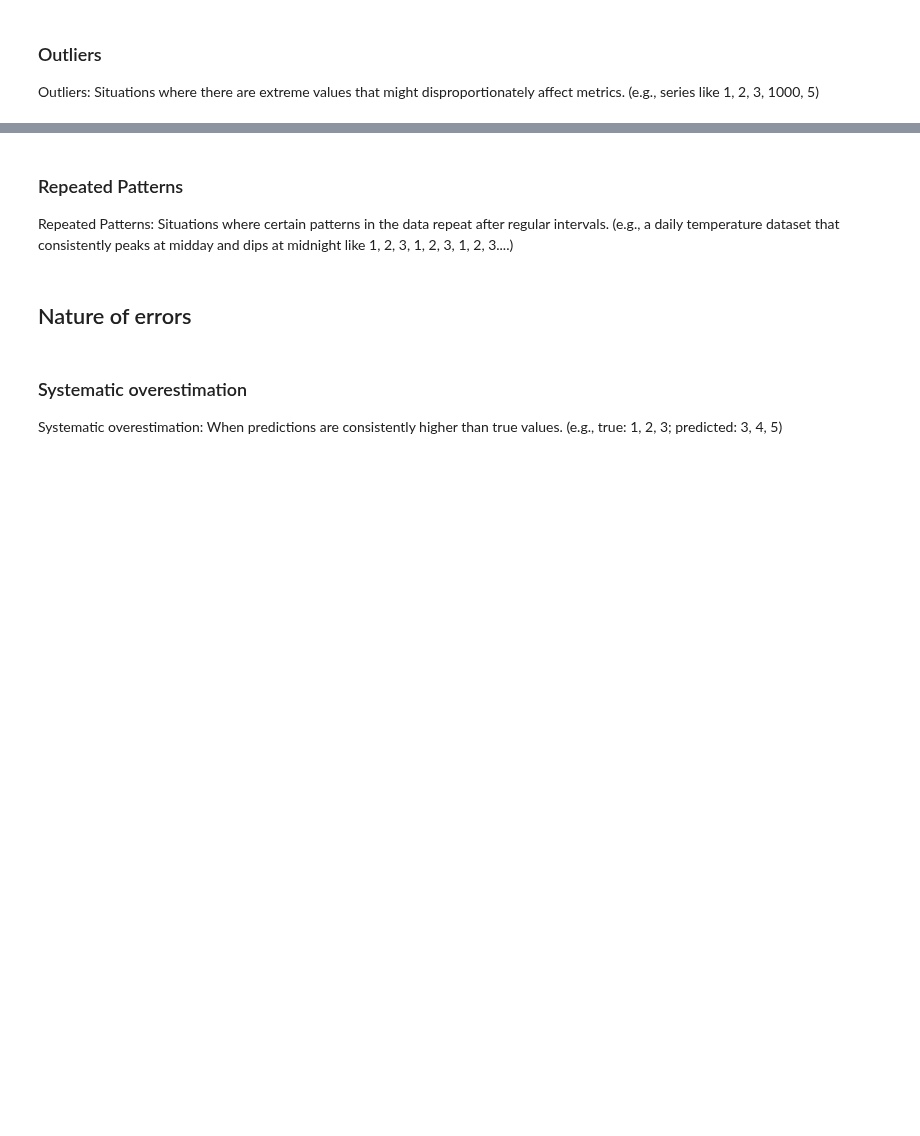
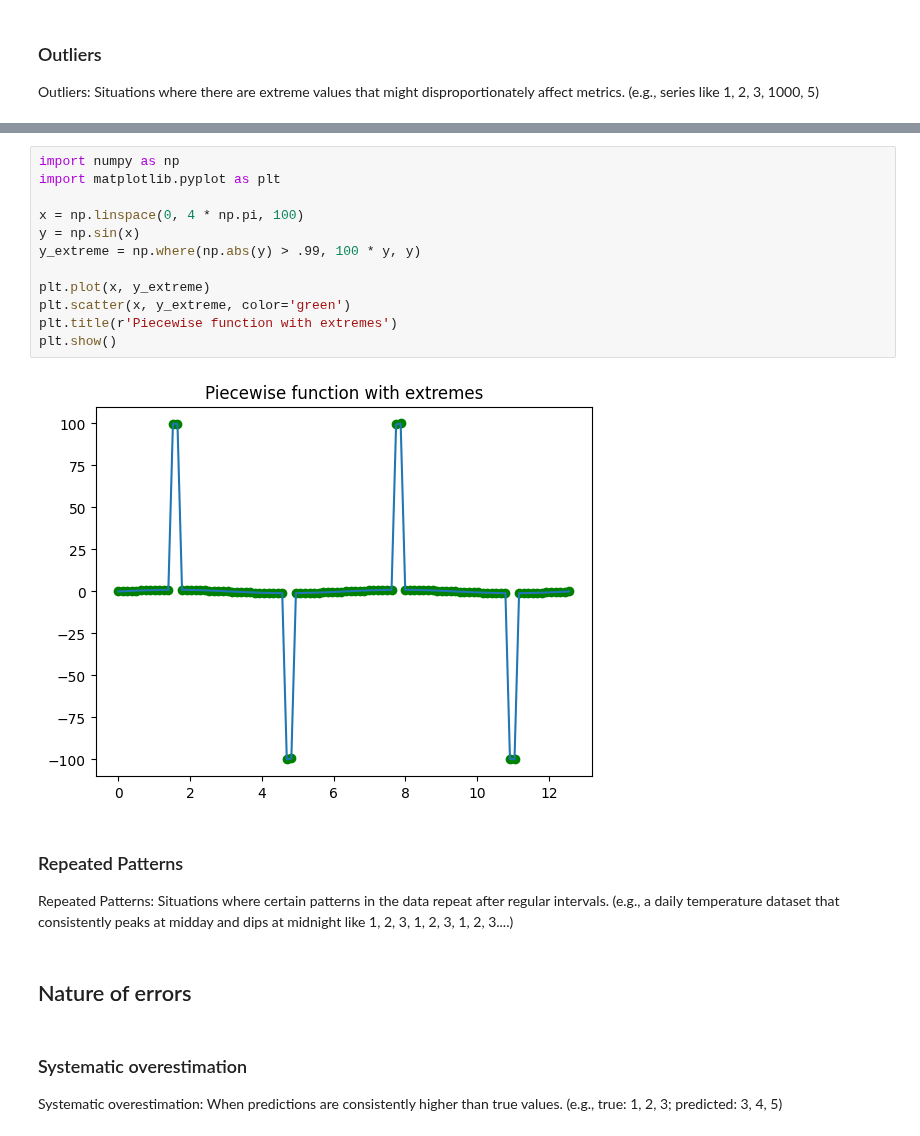
Before and after one commit to ranggakd/DAIly, a Jupyter notebook: ideas/regression_forecasting_metrics/Metrics_Exploration.ipynb, the cells around one changed output, grey strips where cells are left out. Cells and saved outputs as stored; diff of their text form; blank space fills up the shorter version.

```diff
--- a/ideas/regression_forecasting_metrics/Metrics_Exploration.ipynb
+++ b/ideas/regression_forecasting_metrics/Metrics_Exploration.ipynb
@@ -1810,3 +1874,17 @@ Outliers: Situations where there are extreme values that might disproportionatel
+# %%
+import numpy as np
+import matplotlib.pyplot as plt
+
+x = np.linspace(0, 4 * np.pi, 100)
+y = np.sin(x)
+y_extreme = np.where(np.abs(y) > .99, 100 * y, y)
+
+plt.plot(x, y_extreme)
+plt.scatter(x, y_extreme, color='green')
+plt.title(r'Piecewise function with extremes')
+plt.show()
+# %% [output]
+[figure, added]
 # %% [markdown]
 ### Repeated Patterns
 
```
Also changed, not shown: parts of 4 cells of this notebook, 1 other file.
